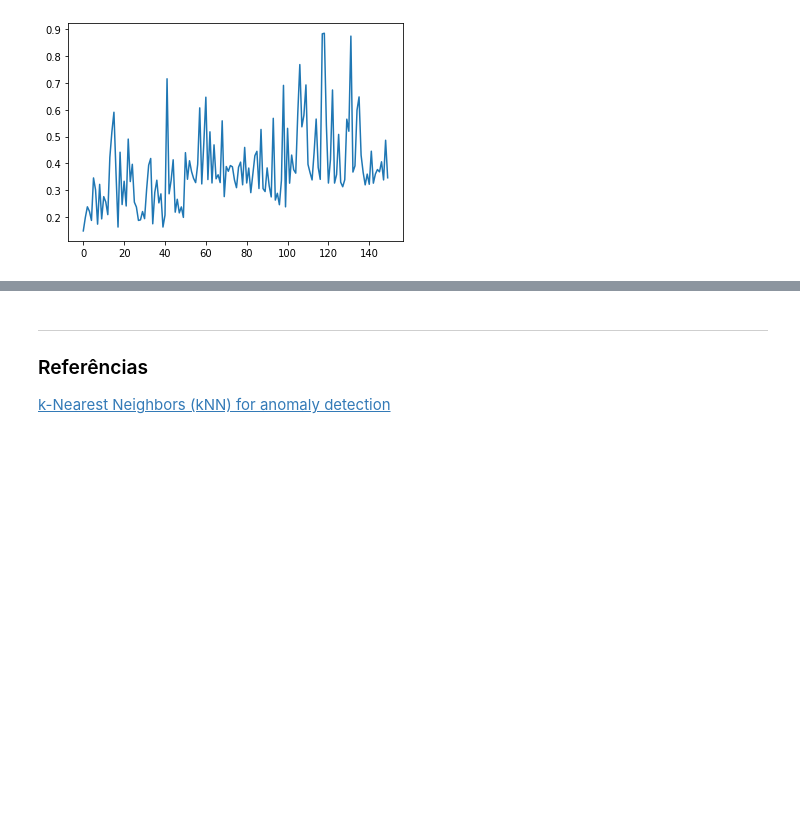
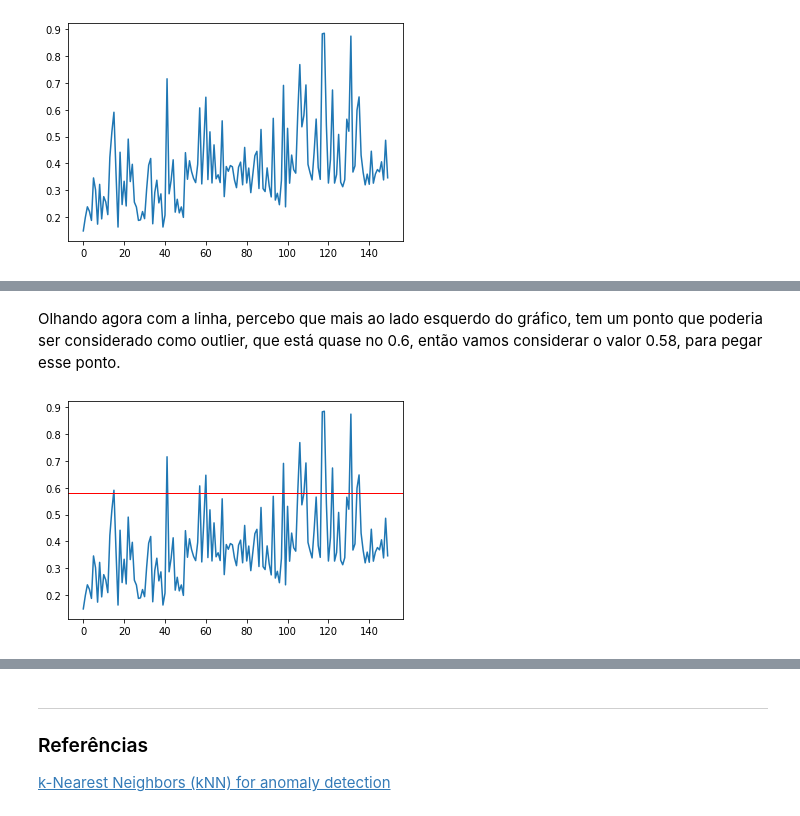
Before and after one commit to heavyrick/datascience, a Jupyter notebook: machine_learning/supervisionado/knn/knn_outliers.ipynb, the cells around one changed output, grey strips where cells are left out. Drawn from its saved outputs; the diff is of its cells as text; code cells hidden in the pictures; blank space fills up the shorter version.

```diff
--- a/machine_learning/supervisionado/knn/knn_outliers.ipynb
+++ b/machine_learning/supervisionado/knn/knn_outliers.ipynb
@@ -65 +70,8 @@ Me parece que os valores mais afastados estão ali para cima de 0,6 no eixo y, e
+# %% [markdown]
+Olhando agora com a linha, percebo que mais ao lado esquerdo do gráfico, tem um ponto que poderia ser considerado como outlier, que está quase no 0.6, então vamos considerar o valor 0.58, para pegar esse ponto.
+# %%
+plt.plot(distancias.mean(axis =1));
+plt.axhline(y= 0.58, linewidth=1, color='r');
+# %% [output]
+[figure, added]
 # %%
```
Also changed, not shown: parts of 5 cells of this notebook.
